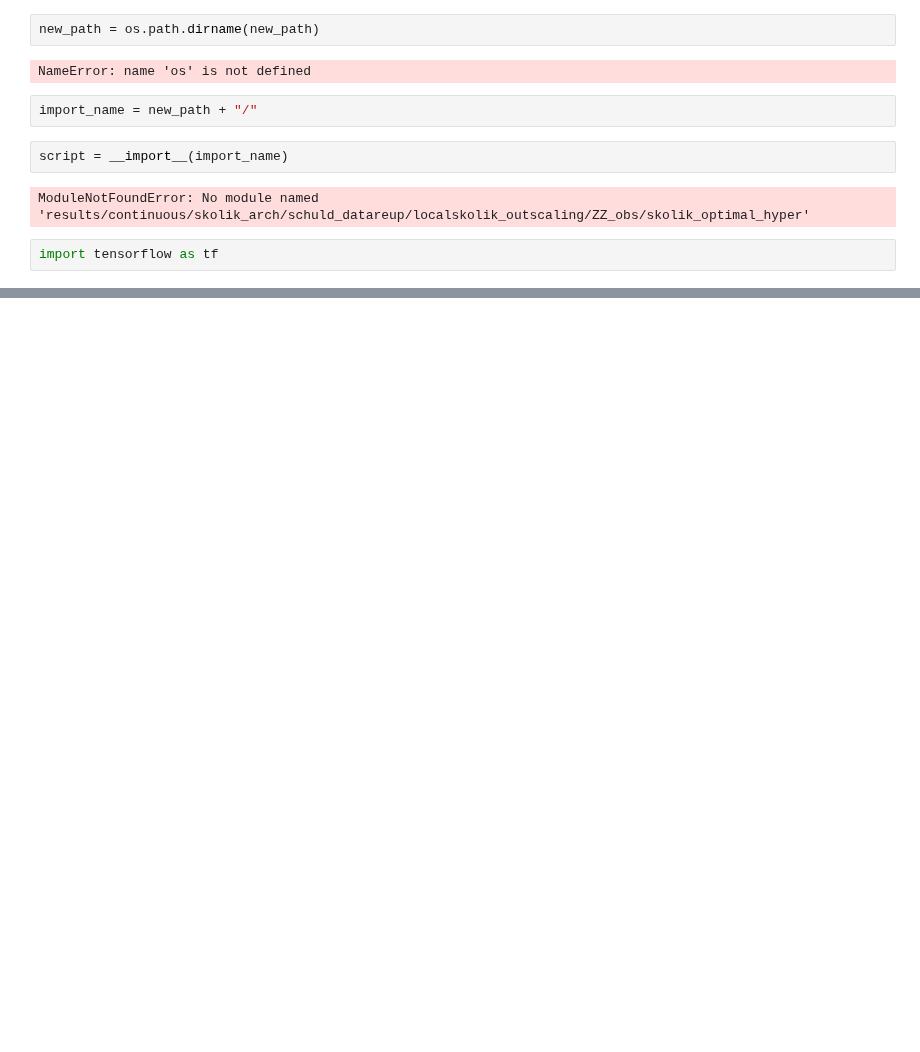
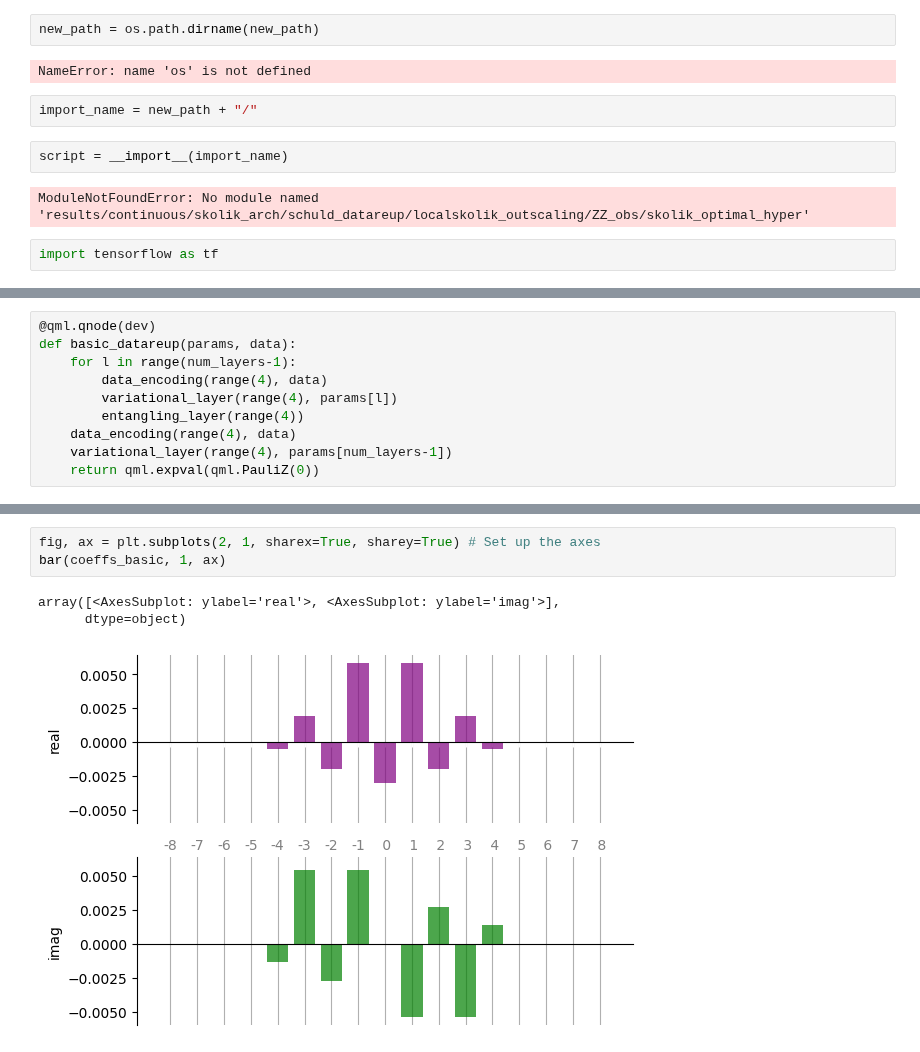
Before and after one commit to RodrigoCoelho7/VQC_Qlearning, a Jupyter notebook: test_notebook.ipynb, the cells around one changed output, grey strips where cells are left out. Drawn from its saved outputs; the diff is of its cells as text; blank space fills up the shorter version.

```diff
--- a/test_notebook.ipynb
+++ b/test_notebook.ipynb
@@ -34,0 +65,10 @@ import tensorflow as tf
+# %%
+@qml.qnode(dev)
+def basic_datareup(params, data):
+    for l in range(num_layers-1):
+        data_encoding(range(4), data)
+        variational_layer(range(4), params[l])
+        entangling_layer(range(4))
+    data_encoding(range(4), data)
+    variational_layer(range(4), params[num_layers-1])
+    return qml.expval(qml.PauliZ(0))
@@ -34,0 +152,7 @@ import tensorflow as tf
+# %%
+fig, ax = plt.subplots(2, 1, sharex=True, sharey=True) # Set up the axes
+bar(coeffs_basic, 1, ax)
+# %% [output]
+array([<AxesSubplot: ylabel='real'>, <AxesSubplot: ylabel='imag'>],
+      dtype=object)
+[figure, added]
```
Also changed, not shown: parts of 34 cells of this notebook, 13 other files.
